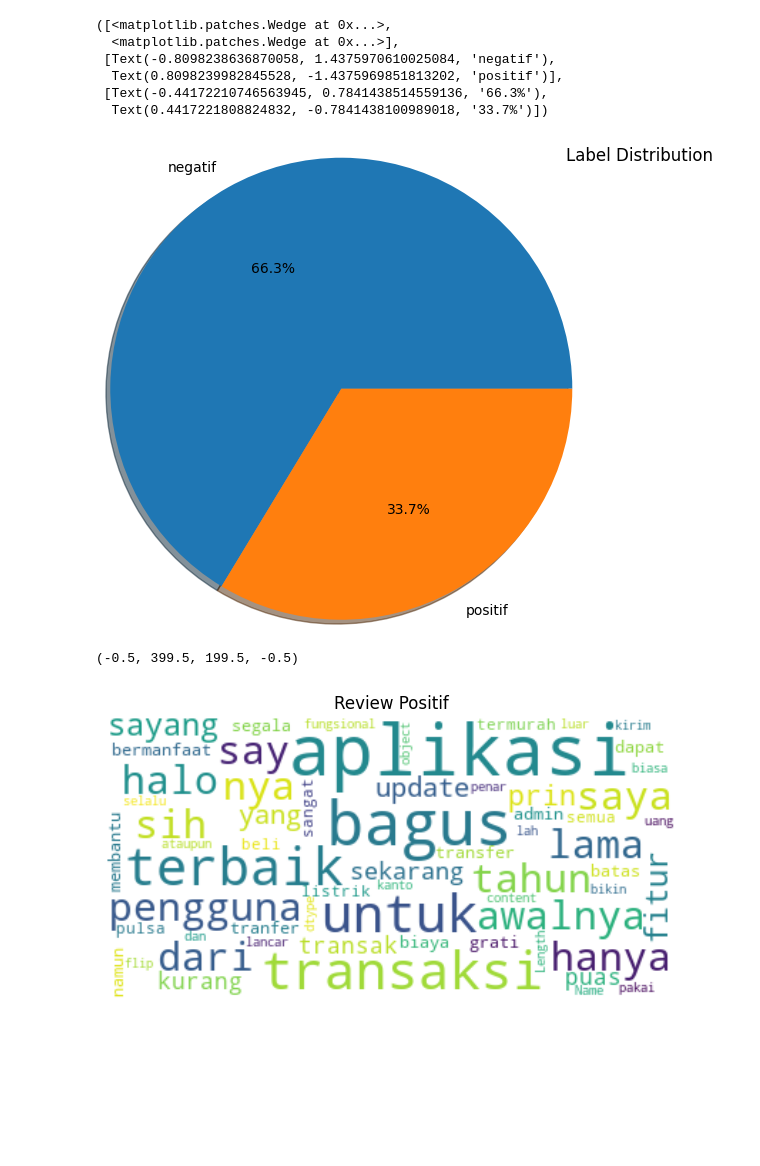
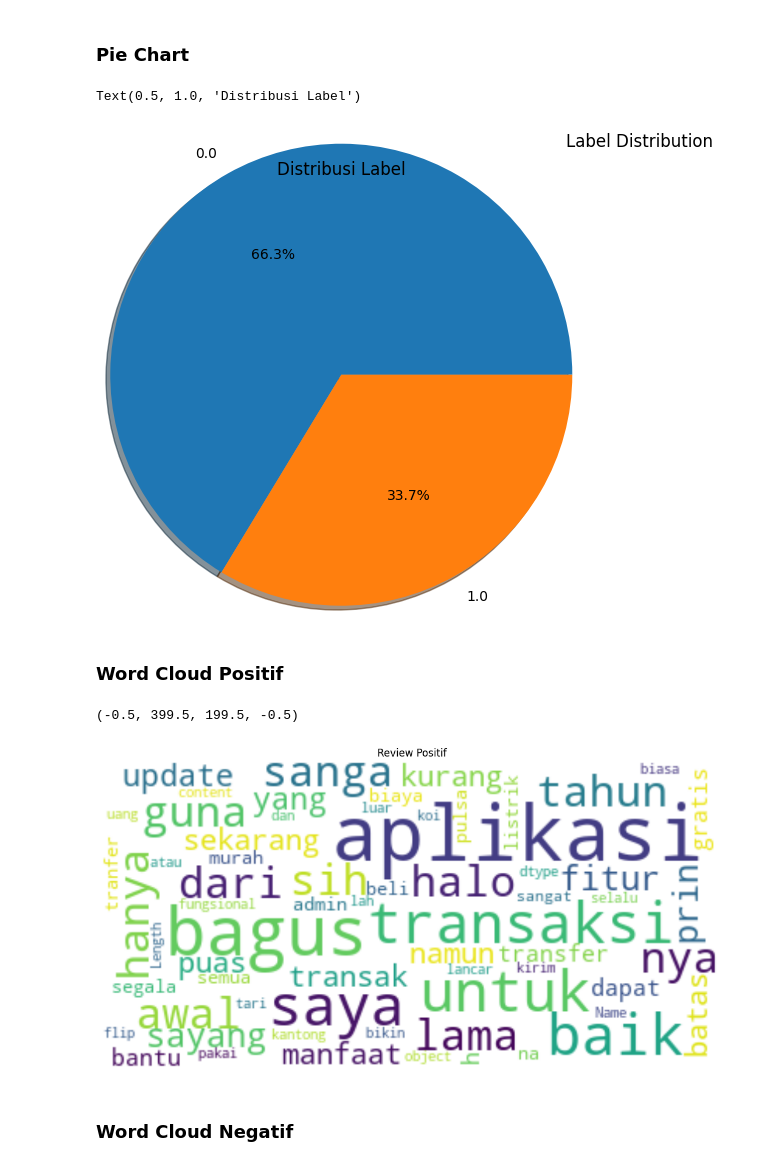
Before and after one commit to Bennyhp/PA-KB-B1-20, a Jupyter notebook: preprocessing_2.ipynb, the cells around one changed output. Cells and saved outputs as stored; diff of their text form; code cells hidden in the pictures; blank space fills up the shorter version.

```diff
--- a/preprocessing_2.ipynb
+++ b/preprocessing_2.ipynb
@@ -16,8 +62,4 @@ df['content'] = df['content'].replace(regex_format, real_text_space, regex=True)
 # %%
-import nltk # Stopword
-nltk.download('stopwords')
-from nltk.corpus import stopwords
-
 list_stopwords = stopwords.words('indonesian')
 # read txt stopword using pandas
 txt_stopword = pd.read_csv("stopwordsID.csv", names= ["stopwords"], header = None)
@@ -31,6 +73,7 @@ list_stopwords = set(list_stopwords)
 
 #remove stopword pada list token
 def stopwords_removal(words):
-    return ''.join([word for word in words if word not in list_stopwords])
+    return ''.join([word for word in words
+                    if word not in list_stopwords])
 
 df['content'] = df['content'].apply(stopwords_removal)
@@ -40,0 +82,5 @@ df['content'] = df['content'].apply(stopwords_removal)
+# %%
+# create stemmer
+factory = StemmerFactory()
+stemmer = factory.create_stemmer()
+df['content'] = df['content'].apply(lambda x : stemmer.stem(x))
@@ -41,3 +91,5 @@ df['content'] = df['content'].apply(stopwords_removal)
+# %% [markdown]
+### Pie Chart
 # %%
 plt.figure(figsize=(15,5))#pie chart
 plt.suptitle("Label Distribution")
@@ -47,26 +99,24 @@ plt.subplot(1,2,1)
 label = df['label'].value_counts().index
 label_count = df['label'].value_counts().values
 plt.pie(data=df, x=label_count, labels=label, autopct='%1.1f%%', shadow=True, radius=1.5)
+plt.title('Distribusi Label')
 # %% [output]
-([<matplotlib.patches.Wedge at 0x...>,
-  <matplotlib.patches.Wedge at 0x...>],
- [Text(-0.8098238636870058, 1.4375970610025084, 'negatif'),
-  Text(0.8098239982845528, -1.4375969851813202, 'positif')],
- [Text(-0.44172210746563945, 0.7841438514559136, '66.3%'),
-  Text(0.4417221808824832, -0.7841438100989018, '33.7%')])
+Text(0.5, 1.0, 'Distribusi Label')
-[figure, old version]
+[figure, new version]
+# %% [markdown]
+### Word Cloud Positif
 # %%
-from wordcloud import WordCloud#word cloud postif
-%matplotlib inline
-plt.figure(figsize=(25, 15))
-# Wordcloud with positive tweets
-positive_tweets = df['content'][df["label"] == 'positif']
-positive_wordcloud = WordCloud(max_font_size=50, max_words=100, background_color="white").generate(str(positive_tweets))
+plt.figure(figsize=(45, 45))
+positif_label = df['content'][df["label"] == 1]
+positif_wordcloud = WordCloud(max_font_size=50, max_words=100,
+                               background_color="white").generate(str(positif_label))
 plt.subplot(1, 3, 1)
 plt.title("Review Positif")
-plt.imshow(positive_wordcloud, interpolation="bilinear")
+plt.imshow(positif_wordcloud, interpolation="bilinear")
 plt.axis("off")
 # %% [output]
 (-0.5, 399.5, 199.5, -0.5)
-[figure, old version]
+[figure, new version]
+# %% [markdown]
+### Word Cloud Negatif
 # %%
```
Also changed, not shown: parts of 15 cells of this notebook.
